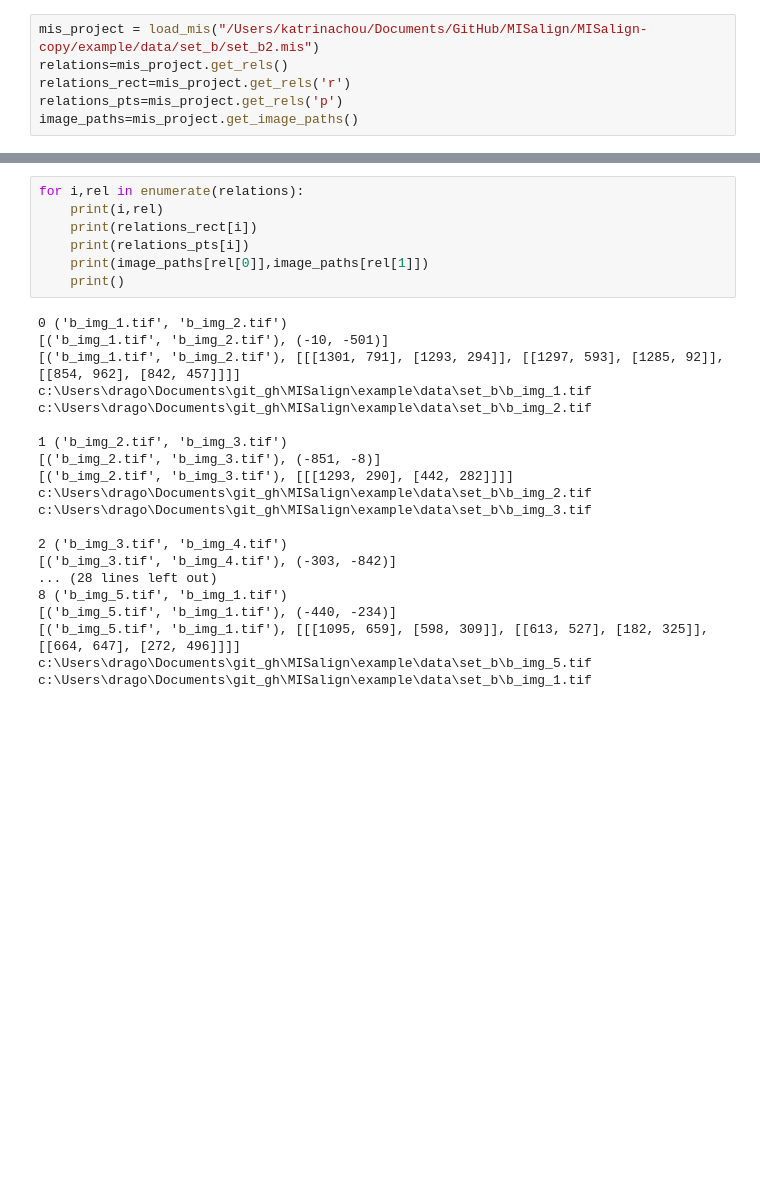
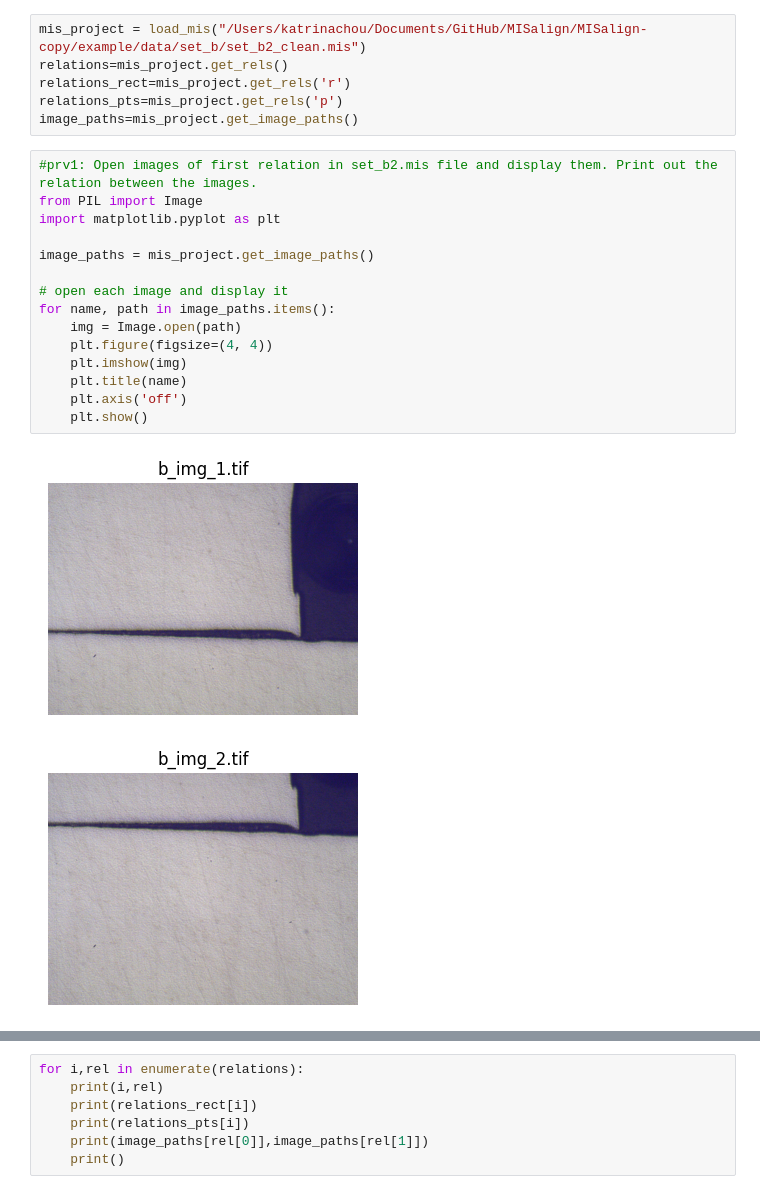
Before and after one commit to katrinachou8910/MISalign, a Jupyter notebook: MISalign/model/prototype_relation_vizualizer.ipynb, the cells around one changed output, grey strips where cells are left out. Cells and saved outputs as stored; diff of their text form; blank space fills up the shorter version.

```diff
--- a/MISalign/model/prototype_relation_vizualizer.ipynb
+++ b/MISalign/model/prototype_relation_vizualizer.ipynb
@@ -11,6 +10,24 @@ Loaded: A MISalign project with:[['c:/Users/drago/Documents/git_gh/MISalign/exam
 # %%
-mis_project = load_mis("/Users/katrinachou/Documents/GitHub/MISalign/MISalign-copy/example/data/set_b/set_b2.mis")
+mis_project = load_mis("/Users/katrinachou/Documents/GitHub/MISalign/MISalign-copy/example/data/set_b/set_b2_clean.mis")
 relations=mis_project.get_rels()
 relations_rect=mis_project.get_rels('r')
 relations_pts=mis_project.get_rels('p')
 image_paths=mis_project.get_image_paths()
+# %%
+#prv1: Open images of first relation in set_b2.mis file and display them. Print out the relation between the images.
+from PIL import Image
+import matplotlib.pyplot as plt
+
+image_paths = mis_project.get_image_paths()
+
+# open each image and display it
+for name, path in image_paths.items():
+    img = Image.open(path)
+    plt.figure(figsize=(4, 4))
+    plt.imshow(img)
+    plt.title(name)
+    plt.axis('off')
+    plt.show()
+# %% [output]
+[figure, added]
+[figure, added]
@@ -21,22 +42,4 @@ for i,rel in enumerate(relations):
     print(relations_pts[i])
     print(image_paths[rel[0]],image_paths[rel[1]])
     print()
-# %% [output]
-0 ('b_img_1.tif', 'b_img_2.tif')
-[('b_img_1.tif', 'b_img_2.tif'), (-10, -501)]
-[('b_img_1.tif', 'b_img_2.tif'), [[[1301, 791], [1293, 294]], [[1297, 593], [1285, 92]], [[854, 962], [842, 457]]]]
-c:\Users\drago\Documents\git_gh\MISalign\example\data\set_b\b_img_1.tif c:\Users\drago\Documents\git_gh\MISalign\example\data\set_b\b_img_2.tif
-
-1 ('b_img_2.tif', 'b_img_3.tif')
-[('b_img_2.tif', 'b_img_3.tif'), (-851, -8)]
-[('b_img_2.tif', 'b_img_3.tif'), [[[1293, 290], [442, 282]]]]
-c:\Users\drago\Documents\git_gh\MISalign\example\data\set_b\b_img_2.tif c:\Users\drago\Documents\git_gh\MISalign\example\data\set_b\b_img_3.tif
-
-2 ('b_img_3.tif', 'b_img_4.tif')
-[('b_img_3.tif', 'b_img_4.tif'), (-303, -842)]
-... (28 lines left out)
-8 ('b_img_5.tif', 'b_img_1.tif')
-[('b_img_5.tif', 'b_img_1.tif'), (-440, -234)]
-[('b_img_5.tif', 'b_img_1.tif'), [[[1095, 659], [598, 309]], [[613, 527], [182, 325]], [[664, 647], [272, 496]]]]
-c:\Users\drago\Documents\git_gh\MISalign\example\data\set_b\b_img_5.tif c:\Users\drago\Documents\git_gh\MISalign\example\data\set_b\b_img_1.tif
 # %%
```
Also changed, not shown: parts of 6 cells of this notebook, 1 other file.
